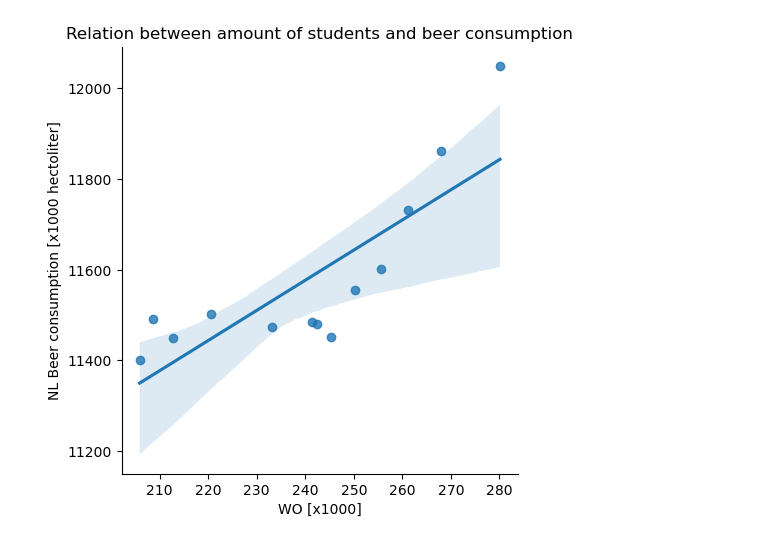
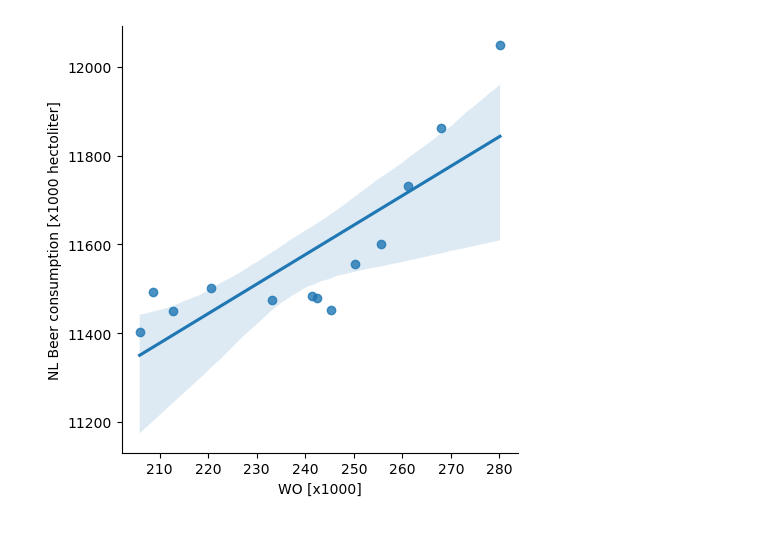
Before and after one commit to gzavo/CS_Assignment, a Jupyter notebook: Making_plot.ipynb, the cells around one changed output. Drawn from its saved outputs; the diff is of its cells as text; code cells hidden in the pictures.

```diff
--- a/Making_plot.ipynb
+++ b/Making_plot.ipynb
@@ -7,12 +7,11 @@ import seaborn as sns
 # %%
 import csv
 
 inputfile = pd.read_csv('istherecorrelation.csv', sep=';', decimal=',')
 
 ax = sns.lmplot(x='WO [x1000]', y='NL Beer consumption [x1000 hectoliter]', data=inputfile)
-plt.title('Relation between amount of students and beer consumption')
 
 ax.figure.savefig('solution_figure.png',dpi=300)
 plt.show()
 # %% [output]
-[figure, old version]
+[figure, new version]
```
